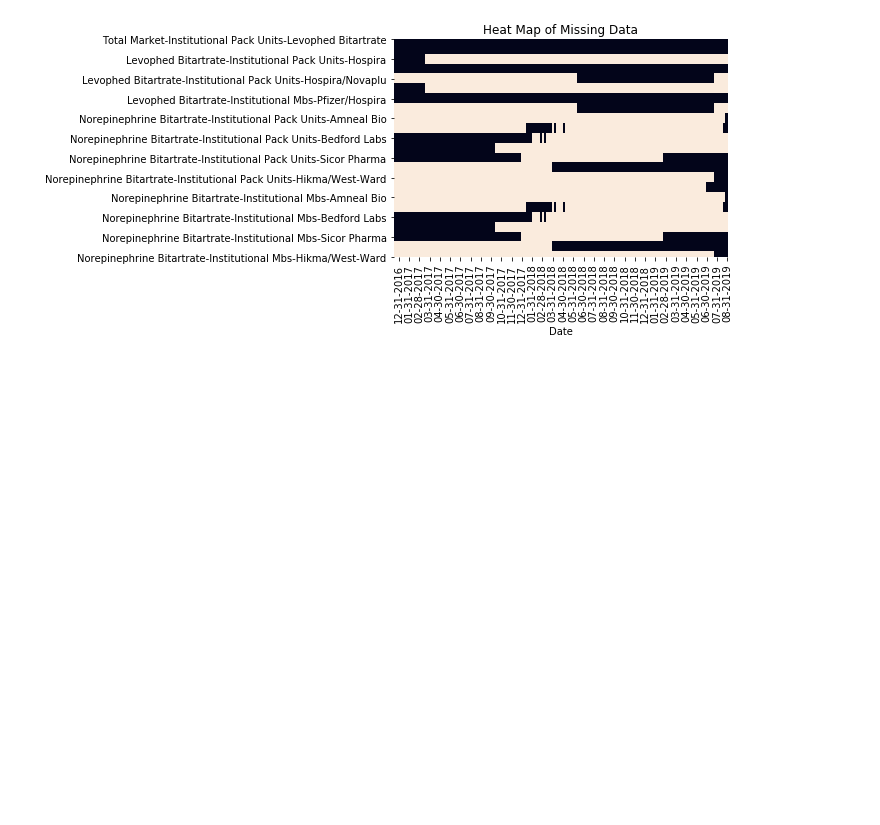
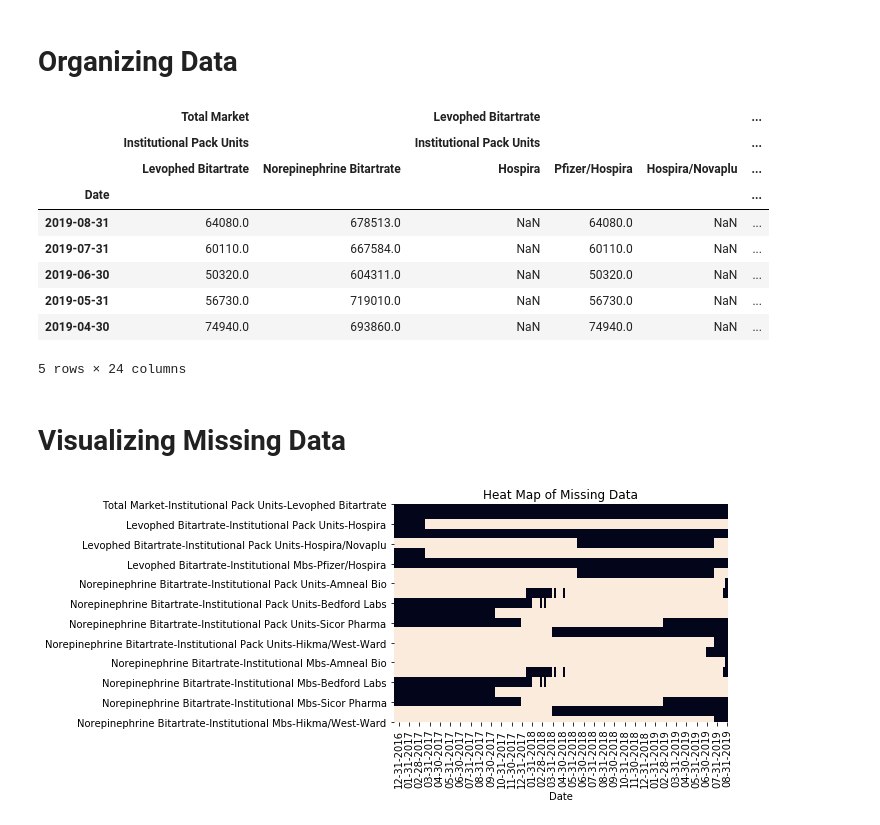
Before and after one commit to rwhughes91/drug_curves, a Jupyter notebook: drug_curves/norepinephrine/norepinephrine_drug_curve.ipynb, the cells around one changed output. Drawn from its saved outputs; the diff is of its cells as text; code cells hidden in the pictures; blank space fills up the shorter version.

```diff
--- a/drug_curves/norepinephrine/norepinephrine_drug_curve.ipynb
+++ b/drug_curves/norepinephrine/norepinephrine_drug_curve.ipynb
@@ -25,26 +25,43 @@ from curve_functions import multi_index_column_rename
 # Importing in data
 raw_data = pd.read_excel(filepath, sheet_name="BB New", header=[0, 1, 2])
 raw_data.columns = multi_index_column_rename(raw_data.columns)
+# %% [markdown]
+# Organizing Data
 # %%
 # Examinine that all date columns match
 # Note -- df.duplicated was not working for some reason
 idx = pd.IndexSlice[:, :, "Date"]
 assert raw_data.loc[:, idx].apply(lambda row: row.duplicated(keep=False).all(), axis=1).sum() == raw_data.shape[0]
 
 # Assert "Date" is a timestmap/datetime dtype
 assert pd.core.dtypes.common.is_datetime_or_timedelta_dtype(raw_data.loc[:, idx].iloc[:, 0])
 
 # Push the first "Date Column"
 raw_data.set_index(raw_data.loc[:, idx].iloc[:, 0], inplace=True)
 raw_data.index.name = "Date"
 
 
 # Dropping "Date" Columns and ["Blank"] columns [if any]
 raw_data.drop("Date", axis=1, level=2, inplace=True)
 for level in raw_data.columns:
     if "[Blank]" in level:
         raw_data.drop("[Blank]", axis=1, level=2, inplace=True)
         break
+
+raw_data.head()
+# %% [output]
+|  | Total Market |  | Levophed Bitartrate |  |  | ... |
+|  | Institutional Pack Units |  | Institutional Pack Units |  |  | ... |
+|  | Levophed Bitartrate | Norepinephrine Bitartrate | Hospira | Pfizer/Hospira | Hospira/Novaplu | ... |
+| Date |  |  |  |  |  | ... |
+| 2019-08-31 | 64080.0 | 678513.0 | NaN | 64080.0 | NaN | ... |
+| 2019-07-31 | 60110.0 | 667584.0 | NaN | 60110.0 | NaN | ... |
+| 2019-06-30 | 50320.0 | 604311.0 | NaN | 50320.0 | NaN | ... |
+| 2019-05-31 | 56730.0 | 719010.0 | NaN | 56730.0 | NaN | ... |
+| 2019-04-30 | 74940.0 | 693860.0 | NaN | 74940.0 | NaN | ... |
+5 rows × 24 columns
+# %% [markdown]
+# Visualizing Missing Data
 # %%
 # Visualizing Missing Data
 ax = sns.heatmap(raw_data.isnull().T, cbar=False)
```
Also changed, not shown: parts of 3 cells of this notebook, 5 other files.
